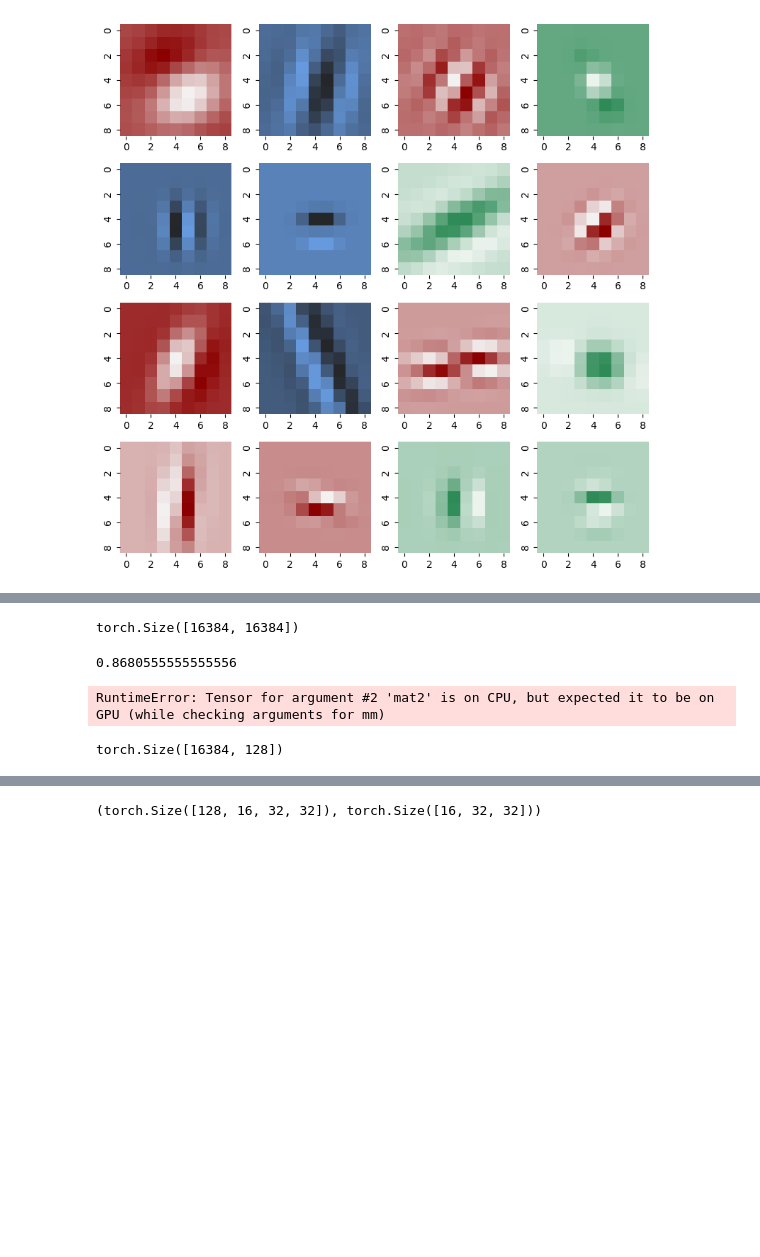
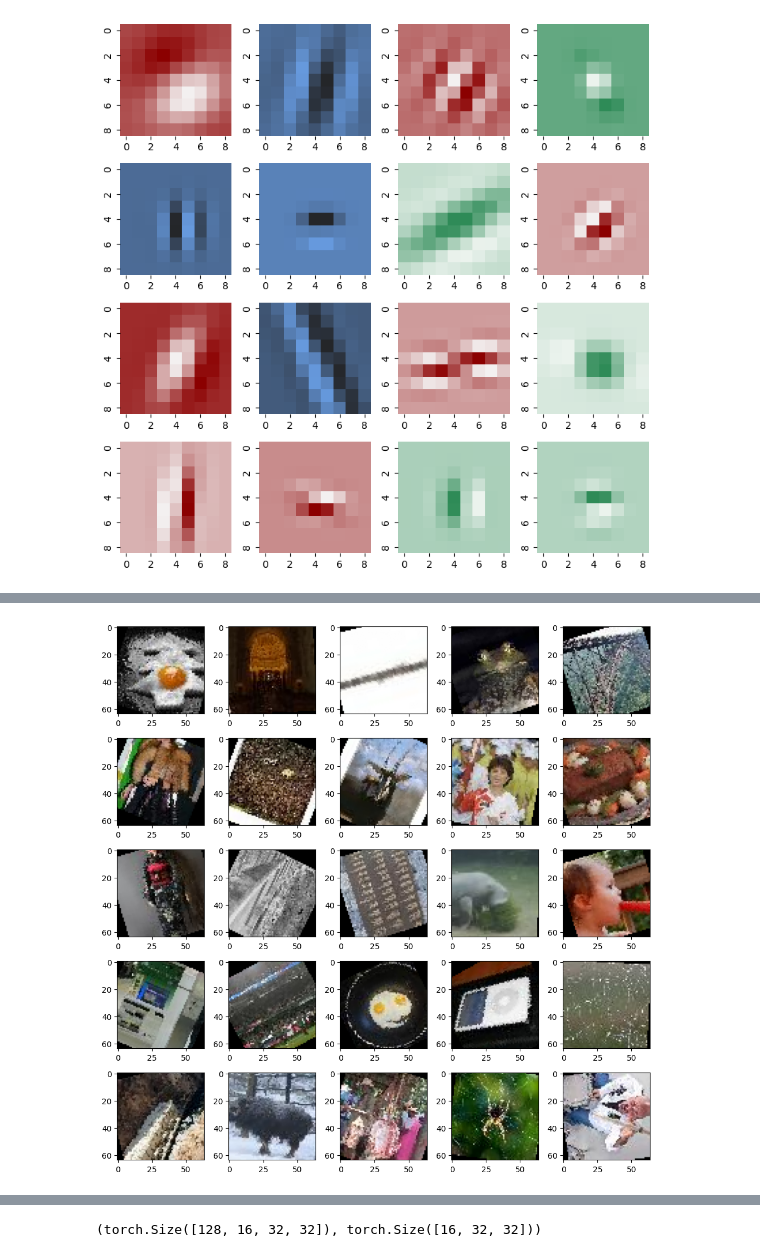
Before and after one commit to VanillaCappuccino/vonenet-mete, a Jupyter notebook: cov_matrix.ipynb, the cells around one changed output, grey strips where cells are left out. Saved outputs shown, nothing was run; the diff lists cells and outputs as text; code cells hidden in the pictures; blank space fills up the shorter version.

Commit message:
vonenet adjustments

```diff
--- a/cov_matrix.ipynb
+++ b/cov_matrix.ipynb
@@ -227,3 +255,0 @@ tensor([[[0.9608, 0.9529, 0.9529,  ..., 0.1647, 0.1922, 0.1059],
-# %%
-img = last_sample[0][2].permute(1,2,0)
-plt.imshow(img)
@@ -296,19 +255,0 @@ filters = cov[2].reshape(16, 32, 32)
-# %%
-# Create a figure and axis object using Matplotlib
-fig, axes = plt.subplots(4, 4, figsize=(16, 16))
-
-# Flatten the axes array to make it easier to iterate over
-axes = axes.flatten()
-
-# Loop through each subplot and plot the heatmap
-for i, ax in enumerate(axes):
-    if i < len(filters):
-        sns.heatmap(filters[i], ax=ax, cmap="viridis", cbar=True)
-    else:
-        ax.axis('off')  # Turn off axis for empty subplots
-
-# Adjust layout to prevent overlap
-plt.tight_layout()
-
-# Show the plot
-plt.show()
@@ -358,16 +255,0 @@ tensor([0, 2, 0, 1, 2, 2, 1, 0, 0, 2, 0, 1, 0, 0, 1, 1, 2, 0, 1, 1, 0, 0, 2, 0,
-# %%
-cov.shape
-# %% [output]
-torch.Size([16384, 16384])
-# %%
-100000 / 128 * 4 / 3600
-# %% [output]
-0.8680555555555556
-# %%
-div = cov @ trial.T
-# %% [output]
-RuntimeError: Tensor for argument #2 'mat2' is on CPU, but expected it to be on GPU (while checking arguments for mm)
-# %%
-div.shape
-# %% [output]
-torch.Size([16384, 128])
@@ -375,0 +256,23 @@ divvie = div.reshape(16, 32, 32)
+# %%
+# Create a figure and axis object using Matplotlib
+cnt = 25
+rows = int(np.sqrt(cnt))
+
+fig, axes = plt.subplots(rows, rows, figsize = (2*rows,2*rows))
+
+# Flatten the axes array to make it easier to iterate over
+axes = axes.flatten()
+
+# Loop through each subplot and plot the heatmap
+for i, ax in enumerate(axes):
+
+    img = first_sample[0][i].permute(1,2,0)
+    ax.imshow(img)
+
+# Adjust layout to prevent overlap
+plt.tight_layout()
+
+# Show the plot
+plt.show()
+# %% [output]
+[figure, added]
```
Also changed, not shown: parts of 48 cells of this notebook, 6 other files.
